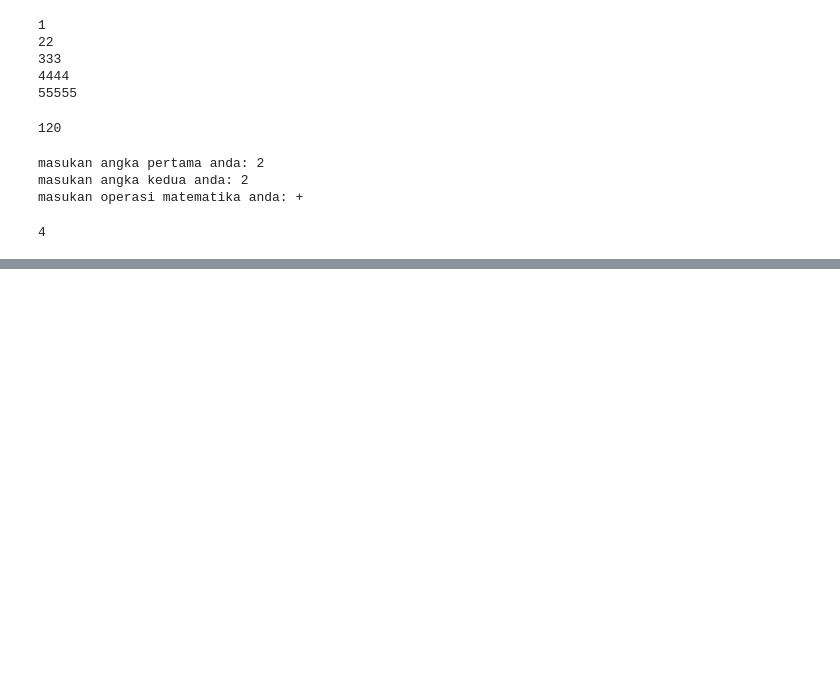
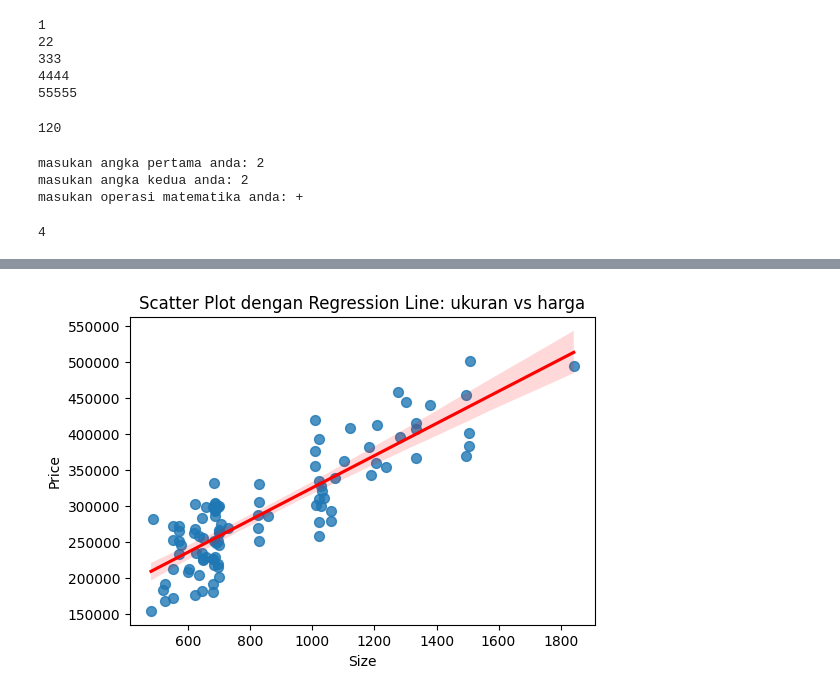
Before and after one commit to ihyaulumuddin044/machineLearning, a Jupyter notebook: python_lanjutan.ipynb, the cells around one changed output, grey strips where cells are left out. Saved outputs shown, nothing was run; the diff lists cells and outputs as text; code cells hidden in the pictures; blank space fills up the shorter version.

```diff
--- a/python_lanjutan.ipynb
+++ b/python_lanjutan.ipynb
@@ -523,0 +600,13 @@ masukan operasi matematika anda: +
+# %%
+import matplotlib.pyplot as plt
+import seaborn as sns
+
+plt.figure(figsize=(6,4))
+sns.regplot(x=df["size"], y=df["price"], scatter_kws={"s": 50}, line_kws={"color": "red"})
+
+plt.xlabel("Size")
+plt.ylabel("Price")
+plt.title("Scatter Plot dengan Regression Line: ukuran vs harga")
+plt.show()
+# %% [output]
+[figure, added]
```
Also changed, not shown: parts of 5 cells of this notebook.
